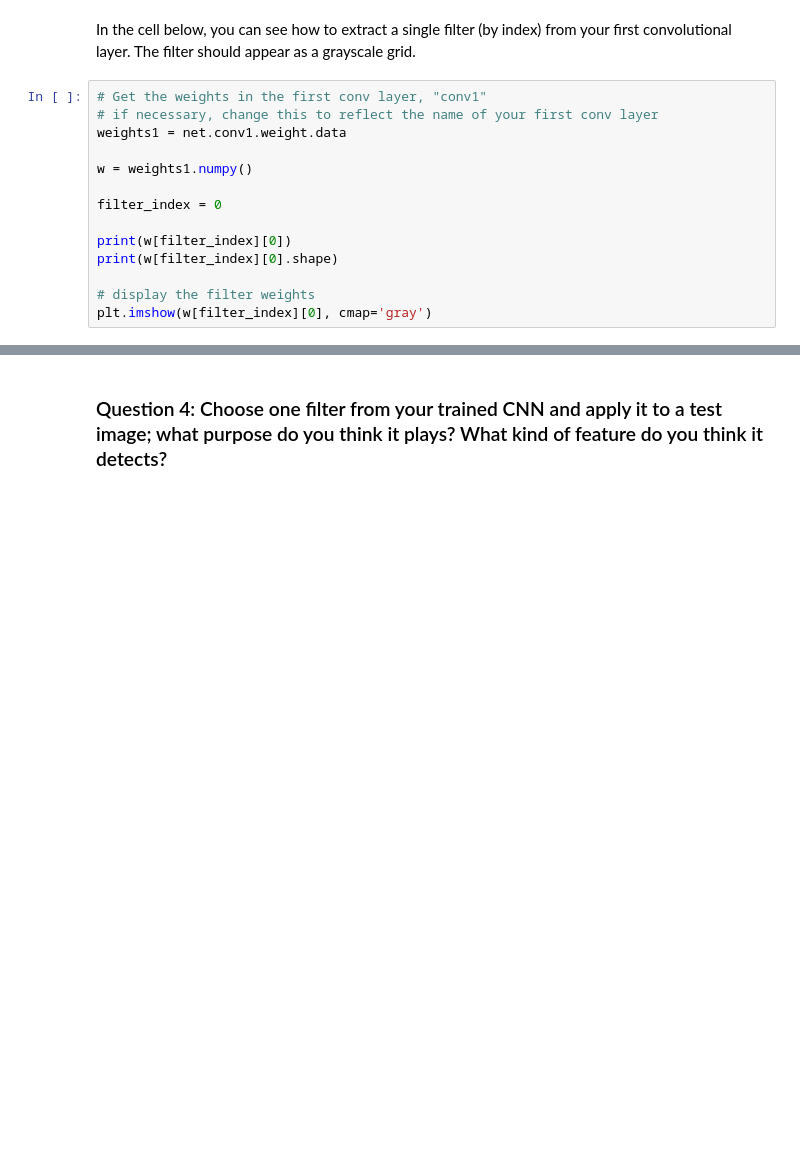
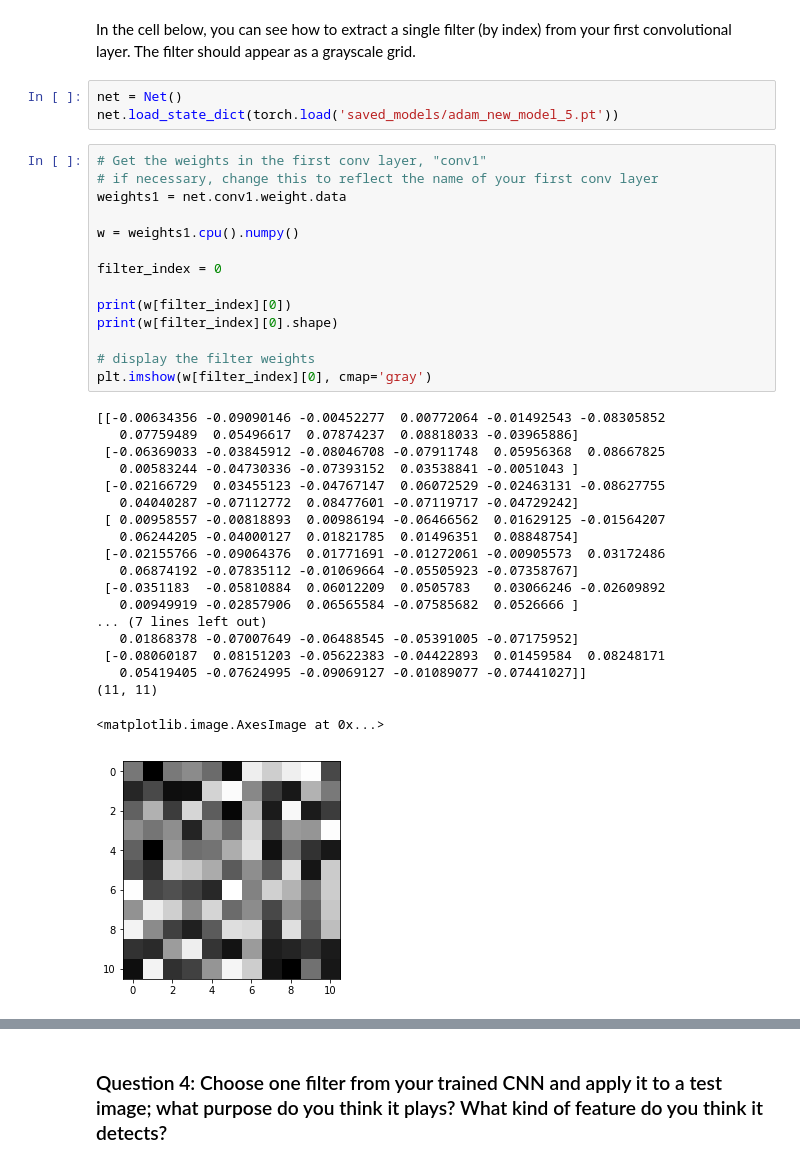
Before and after one commit to jartantupjar/19_Facial-Keypoint-Detection, a Jupyter notebook: 2. Define the Network Architecture.ipynb, the cells around one changed output, grey strips where cells are left out. Drawn from its saved outputs; the diff is of its cells as text; blank space fills up the shorter version.

```diff
--- a/2. Define the Network Architecture.ipynb
+++ b/2. Define the Network Architecture.ipynb
@@ -430,20 +541,43 @@ After you've trained a well-performing model, answer the following questions so
 Sometimes, neural networks are thought of as a black box, given some input, they learn to produce some output. CNN's are actually learning to recognize a variety of spatial patterns and you can visualize what each convolutional layer has been trained to recognize by looking at the weights that make up each convolutional kernel and applying those one at a time to a sample image. This technique is called feature visualization and it's useful for understanding the inner workings of a CNN.
 # %% [markdown]
 In the cell below, you can see how to extract a single filter (by index) from your first convolutional layer. The filter should appear as a grayscale grid.
+# %%
+net = Net()
+net.load_state_dict(torch.load('saved_models/adam_new_model_5.pt'))
 # %%
 # Get the weights in the first conv layer, "conv1"
 # if necessary, change this to reflect the name of your first conv layer
 weights1 = net.conv1.weight.data
 
-w = weights1.numpy()
+w = weights1.cpu().numpy()
 
 filter_index = 0
 
 print(w[filter_index][0])
 print(w[filter_index][0].shape)
 
 # display the filter weights
 plt.imshow(w[filter_index][0], cmap='gray')
+# %% [output]
+[[-0.00634356 -0.09090146 -0.00452277  0.00772064 -0.01492543 -0.08305852
+   0.07759489  0.05496617  0.07874237  0.08818033 -0.03965886]
+ [-0.06369033 -0.03845912 -0.08046708 -0.07911748  0.05956368  0.08667825
+   0.00583244 -0.04730336 -0.07393152  0.03538841 -0.0051043 ]
+ [-0.02166729  0.03455123 -0.04767147  0.06072529 -0.02463131 -0.08627755
+   0.04040287 -0.07112772  0.08477601 -0.07119717 -0.04729242]
+ [ 0.00958557 -0.00818893  0.00986194 -0.06466562  0.01629125 -0.01564207
+   0.06244205 -0.04000127  0.01821785  0.01496351  0.08848754]
+ [-0.02155766 -0.09064376  0.01771691 -0.01272061 -0.00905573  0.03172486
+   0.06874192 -0.07835112 -0.01069664 -0.05505923 -0.07358767]
+ [-0.0351183  -0.05810884  0.06012209  0.0505783   0.03066246 -0.02609892
+   0.00949919 -0.02857906  0.06565584 -0.07585682  0.0526666 ]
+... (7 lines left out)
+   0.01868378 -0.07007649 -0.06488545 -0.05391005 -0.07175952]
+ [-0.08060187  0.08151203 -0.05622383 -0.04422893  0.01459584  0.08248171
+   0.05419405 -0.07624995 -0.09069127 -0.01089077 -0.07441027]]
+(11, 11)
+<matplotlib.image.AxesImage at 0x...>
+[figure, added]
 # %% [markdown]
 ## Feature maps
 
```
Also changed, not shown: parts of 31 cells of this notebook, 8 other files.
